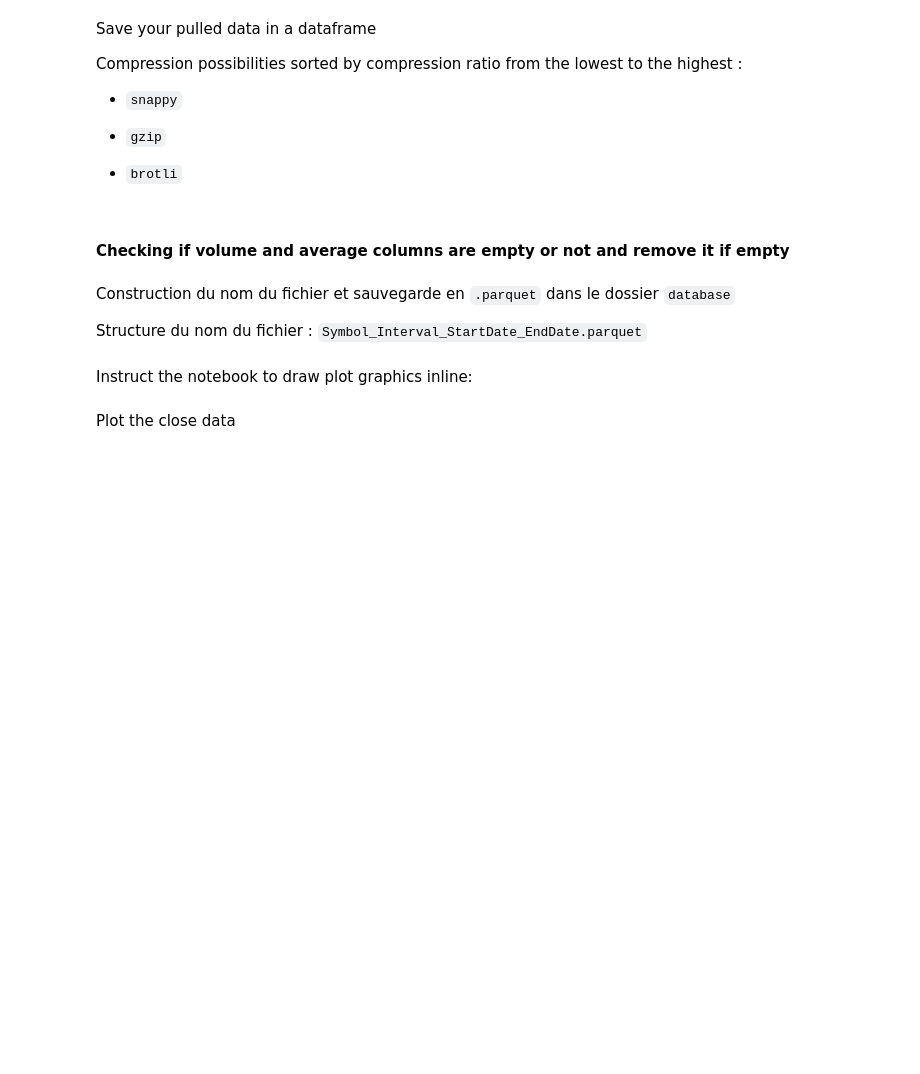
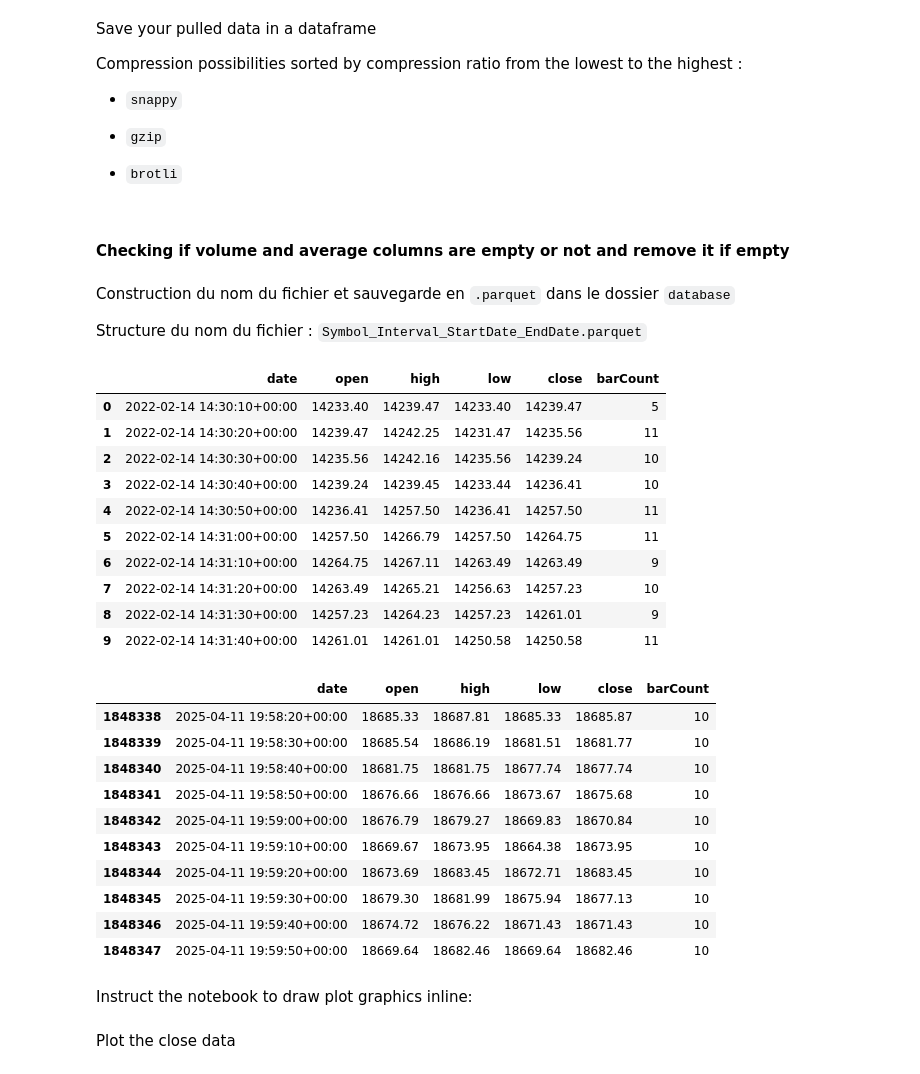
Before and after one commit to FinTechCpp/fast-backtest-app, a Jupyter notebook: Notebooks/IBKR_API.ipynb, the cells around one changed output. Saved outputs shown, nothing was run; the diff lists cells and outputs as text; code cells hidden in the pictures; blank space fills up the shorter version.

Commit message:
new ndx 10 secs data started to imoprove load_data function

```diff
--- a/Notebooks/IBKR_API.ipynb
+++ b/Notebooks/IBKR_API.ipynb
@@ -147,14 +148,37 @@ save_path = f"../database/{symbol}_{historical_data_interval.replace(' ', '')}_{
 df.to_parquet(save_path, index=True, compression=None)
 print(f"Fichier sauvegardé sous le nom : {save_path}")
 # %%
-save_path = "../database/NDX_1min_20050411_to_20250404.parquet"
+save_path = "../marketData/NDX_10secs_20220214_to_20250411.parquet"
 #save_path = "../database/NDX_10secs_20220131_to_20250403.parquet"
 # Load the parquet file into a DataFrame
 retrieved_df = pd.read_parquet(save_path)
 
 # Display the first and last rows of the DataFrame
 display(retrieved_df.head(10))
 display(retrieved_df.tail(10))
+# %% [output]
+|  | date | open | high | low | close | barCount |
+| 0 | 2022-02-14 14:30:10+00:00 | 14233.40 | 14239.47 | 14233.40 | 14239.47 | 5 |
+| 1 | 2022-02-14 14:30:20+00:00 | 14239.47 | 14242.25 | 14231.47 | 14235.56 | 11 |
+| 2 | 2022-02-14 14:30:30+00:00 | 14235.56 | 14242.16 | 14235.56 | 14239.24 | 10 |
+| 3 | 2022-02-14 14:30:40+00:00 | 14239.24 | 14239.45 | 14233.44 | 14236.41 | 10 |
+| 4 | 2022-02-14 14:30:50+00:00 | 14236.41 | 14257.50 | 14236.41 | 14257.50 | 11 |
+| 5 | 2022-02-14 14:31:00+00:00 | 14257.50 | 14266.79 | 14257.50 | 14264.75 | 11 |
+| 6 | 2022-02-14 14:31:10+00:00 | 14264.75 | 14267.11 | 14263.49 | 14263.49 | 9 |
+| 7 | 2022-02-14 14:31:20+00:00 | 14263.49 | 14265.21 | 14256.63 | 14257.23 | 10 |
+| 8 | 2022-02-14 14:31:30+00:00 | 14257.23 | 14264.23 | 14257.23 | 14261.01 | 9 |
+| 9 | 2022-02-14 14:31:40+00:00 | 14261.01 | 14261.01 | 14250.58 | 14250.58 | 11 |
+|  | date | open | high | low | close | barCount |
+| 1848338 | 2025-04-11 19:58:20+00:00 | 18685.33 | 18687.81 | 18685.33 | 18685.87 | 10 |
+| 1848339 | 2025-04-11 19:58:30+00:00 | 18685.54 | 18686.19 | 18681.51 | 18681.77 | 10 |
+| 1848340 | 2025-04-11 19:58:40+00:00 | 18681.75 | 18681.75 | 18677.74 | 18677.74 | 10 |
+| 1848341 | 2025-04-11 19:58:50+00:00 | 18676.66 | 18676.66 | 18673.67 | 18675.68 | 10 |
+| 1848342 | 2025-04-11 19:59:00+00:00 | 18676.79 | 18679.27 | 18669.83 | 18670.84 | 10 |
+| 1848343 | 2025-04-11 19:59:10+00:00 | 18669.67 | 18673.95 | 18664.38 | 18673.95 | 10 |
+| 1848344 | 2025-04-11 19:59:20+00:00 | 18673.69 | 18683.45 | 18672.71 | 18683.45 | 10 |
+| 1848345 | 2025-04-11 19:59:30+00:00 | 18679.30 | 18681.99 | 18675.94 | 18677.13 | 10 |
+| 1848346 | 2025-04-11 19:59:40+00:00 | 18674.72 | 18676.22 | 18671.43 | 18671.43 | 10 |
+| 1848347 | 2025-04-11 19:59:50+00:00 | 18669.64 | 18682.46 | 18669.64 | 18682.46 | 10 |
 # %% [markdown]
 Instruct the notebook to draw plot graphics inline:
 # %%
```
Also changed, not shown: parts of 3 cells of this notebook, 3 other files.
